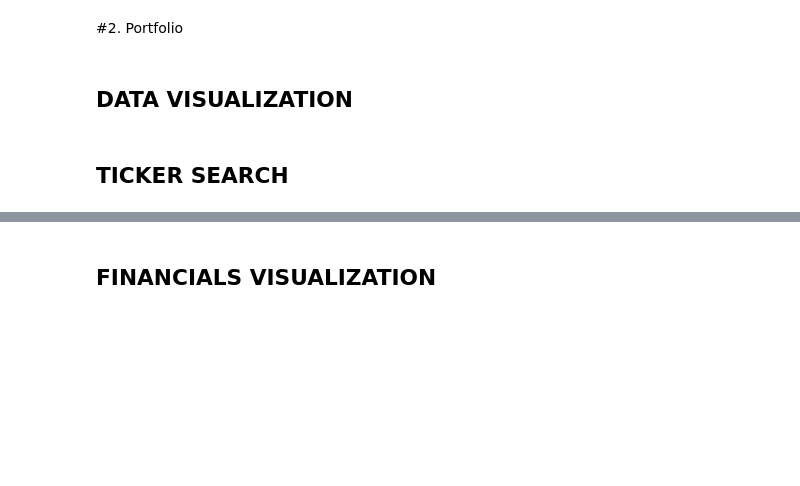
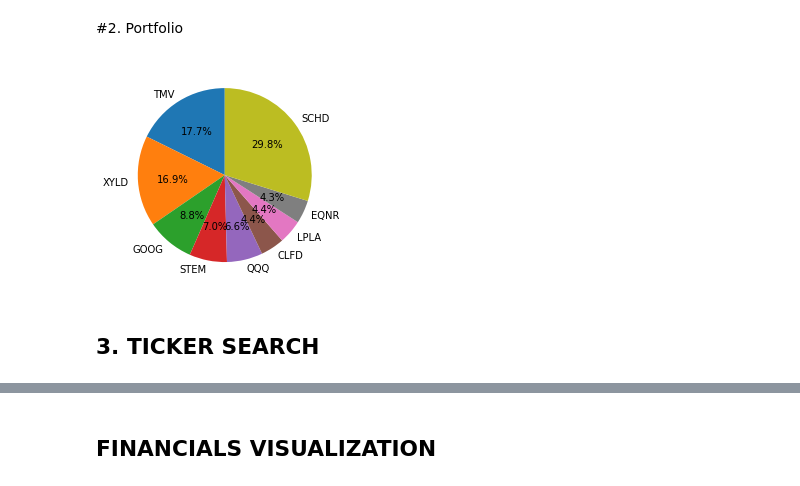
Before and after one commit to jodog0412/us-stocks-investment-assistant, a Jupyter notebook: US_STOCK_INVESTMENT_ASSISTANCE.ipynb, the cells around one changed output, grey strips where cells are left out. Drawn from its saved outputs; the diff is of its cells as text; code cells hidden in the pictures; blank space fills up the shorter version.

Commit message:
Revise code for ticker search by class

```diff
--- a/US_STOCK_INVESTMENT_ASSISTANCE.ipynb
+++ b/US_STOCK_INVESTMENT_ASSISTANCE.ipynb
@@ -36,7 +58,6 @@ sheet=gc.open('US_STOCK').sheet1
 # %%
 class portfolio:
     def __init__(self,sheet):
-        self.sheet=sheet
         value=pd.DataFrame(sheet.get_all_values())
         self.pf=pd.DataFrame(data=value.values,
                              columns=["TICKER","TAG","AVER_PRICE","STOCK_NUM","STOCK_QUANTITY"]).sort_values(by="TICKER")
@@ -47,17 +68,17 @@ class portfolio:
                        autopct='%.1f%%',startangle=90)
         return(plt.show(pf_plt))
 
-    def calc_profit(self,date):
+    def calcProfit(self,date):
         ticker=self.pf.loc[:,"TICKER"].values
-        data_yf=yf.download(list(ticker),start='2022-01-01',end=date,progress=False)
-        last_price=data_yf['Adj Close'].iloc[-1]
+        data=yf.download(list(ticker),start='2022-01-01',end=date,progress=False)
+        last_price=data['Adj Close'].iloc[-1]
         profit=(last_price/(self.pf)['AVER_PRICE'].values.astype(float)-1)*100
         profit=profit.sort_values(ascending=False)
         return(profit)
 # %%
-portfolio.calc_profit(sheet,enddate)
+portfolio(sheet).plot()
+# %% [output]
+[figure, added]
-# %% [markdown]
-## DATA VISUALIZATION
 # %% [markdown]
-## TICKER SEARCH
+## 3. TICKER SEARCH
 # %%
```
Also changed, not shown: parts of 11 cells of this notebook.
